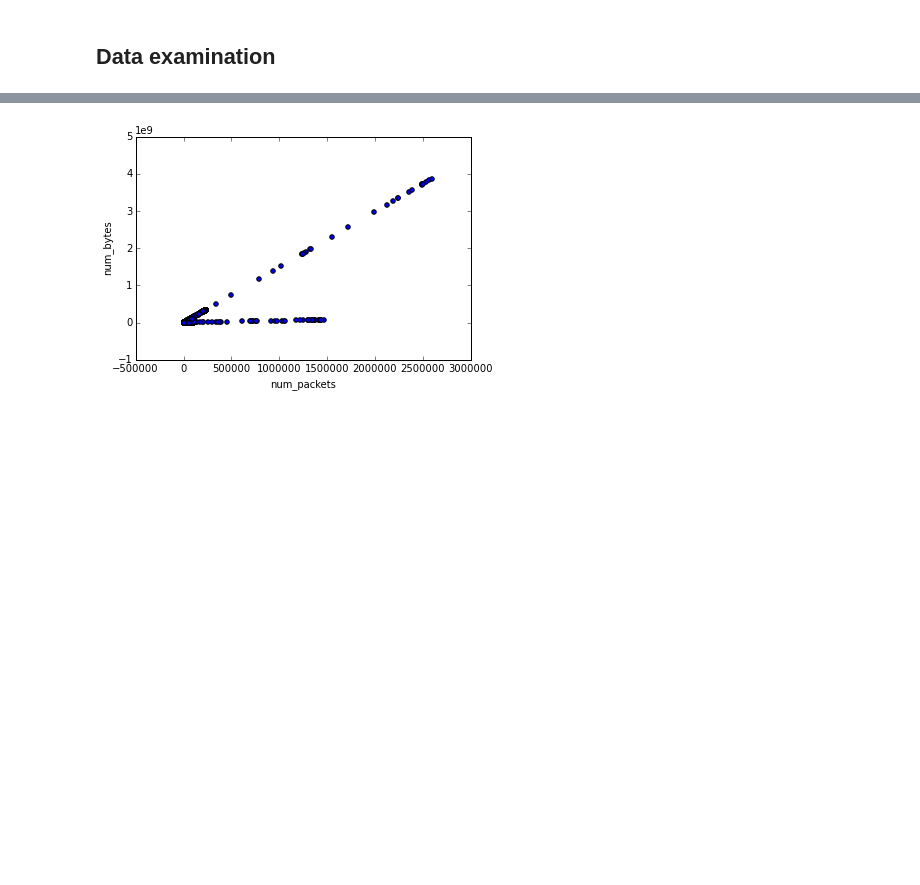
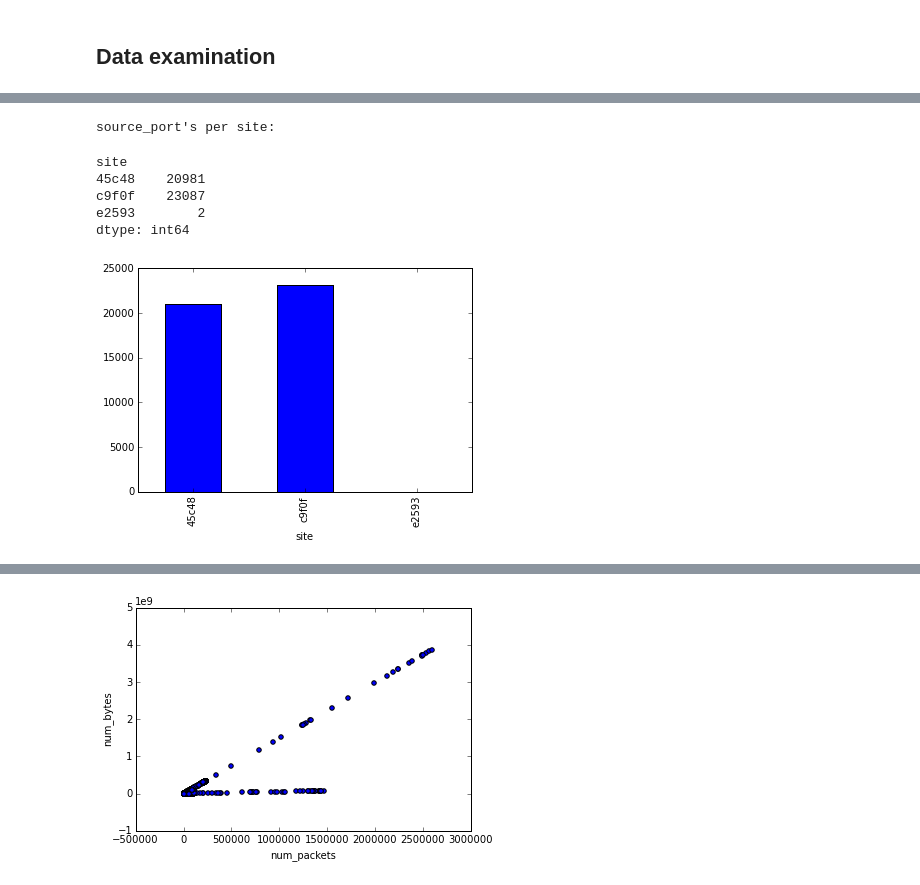
Before and after one commit to llathrop/ud919, a Jupyter notebook: DetectingNetAttacks.ipynb, the cells around one changed output, grey strips where cells are left out. Cells and saved outputs as stored; diff of their text form; code cells hidden in the pictures; blank space fills up the shorter version.

```diff
--- a/DetectingNetAttacks.ipynb
+++ b/DetectingNetAttacks.ipynb
@@ -236,0 +251,15 @@ dtype: int64
+# %%
+print "source_port's per site:"
+source_port_by_site = groupbysource.apply(lambda x: len(x['source_port'].unique()))
+display (source_port_by_site)
+source_port_by_site.plot(kind='bar')
+plt.show()
+plt.close()
+# %% [output]
+source_port's per site:
+site
+45c48    20981
+c9f0f    23087
+e2593        2
+dtype: int64
+[figure, added]
```
Also changed, not shown: parts of 5 cells of this notebook.
